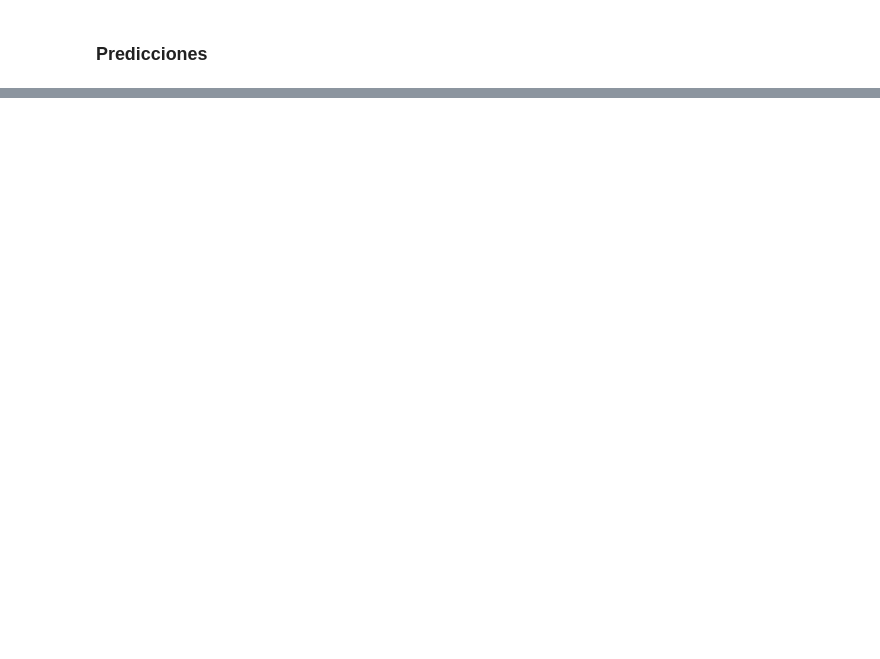
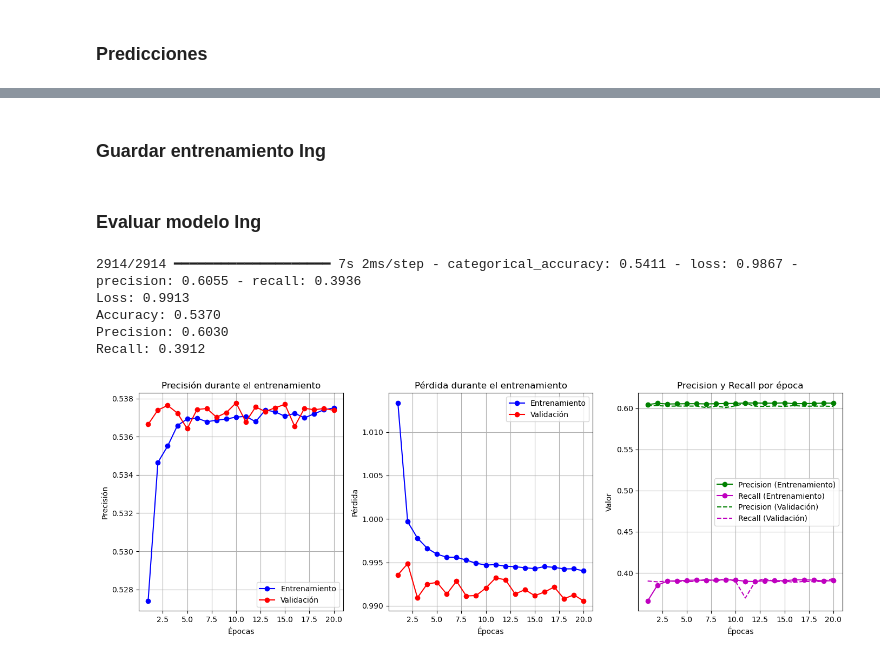
Before and after one commit to levium1029/Proyecto-2, a Jupyter notebook: main.ipynb, the cells around one changed output, grey strips where cells are left out. Drawn from its saved outputs; the diff is of its cells as text; code cells hidden in the pictures; blank space fills up the shorter version.

Commit message:
modelo ingles entrenado

```diff
--- a/main.ipynb
+++ b/main.ipynb
@@ -823,0 +647,8 @@ F1-score: 0.2339
+# %%
+# División de datos en entrenamiento, validación y pruebas
+X_train_full, X_test, y_train_full, y_test = train_test_split(
+    #X_transformed, y_categorical, test_size=0.2, random_state=42)
+    X_resampled, y_resampled, test_size=0.2, random_state=42)
+
+X_train, X_valid, y_train, y_valid = train_test_split(
+    X_train_full, y_train_full, test_size=0.2, random_state=42)
@@ -823,0 +659,12 @@ F1-score: 0.2339
+# %%
+#modelo 1:
+model_english = keras.Sequential([
+    keras.layers.Dense(64, activation="relu", input_shape=(X_train.shape[1],)),  # Primera capa oculta
+    keras.layers.Dropout(0.3),  # Regularización para evitar sobreajuste
+    keras.layers.Dense(32, activation="relu"),  # Segunda capa oculta
+    keras.layers.Dropout(0.3),
+    keras.layers.Dense(16, activation="relu"),
+    keras.layers.Dense(5, activation="softmax")  # Capa de salida con 6 clases
+])
+# %%
+model_english.compile(loss="categorical_crossentropy", optimizer="adam",  metrics=[CategoricalAccuracy(), Precision(), Recall()])
@@ -823,0 +681,3 @@ F1-score: 0.2339
+# %%
+# , class_weight=class_weights
+history = model_english.fit(X_train, y_train, epochs=20,batch_size=32, validation_data=(X_valid, y_valid))
@@ -823,0 +702,2 @@ F1-score: 0.2339
+# %% [markdown]
+### Guardar entrenamiento Ing
@@ -823,0 +707,21 @@ F1-score: 0.2339
+# %% [markdown]
+### Evaluar modelo Ing
+# %%
+results = model_english.evaluate(X_test, y_test)
+loss_english, accuracy_english, precision_english, recall_english = results
+
+#Estadisticas sin considerar cada clase
+print(f"Loss: {loss_english:.4f}")
+print(f"Accuracy: {accuracy_english:.4f}")
+print(f"Precision: {precision_english:.4f}")
+print(f"Recall: {recall_english:.4f}")
+# %% [output]
+2914/2914 ━━━━━━━━━━━━━━━━━━━━ 7s 2ms/step - categorical_accuracy: 0.5411 - loss: 0.9867 - precision: 0.6055 - recall: 0.3936
+Loss: 0.9913
+Accuracy: 0.5370
+Precision: 0.6030
+Recall: 0.3912
+# %%
+plot_training_history(history)
+# %% [output]
+[figure, added]
```
Also changed, not shown: parts of 80 cells of this notebook.
